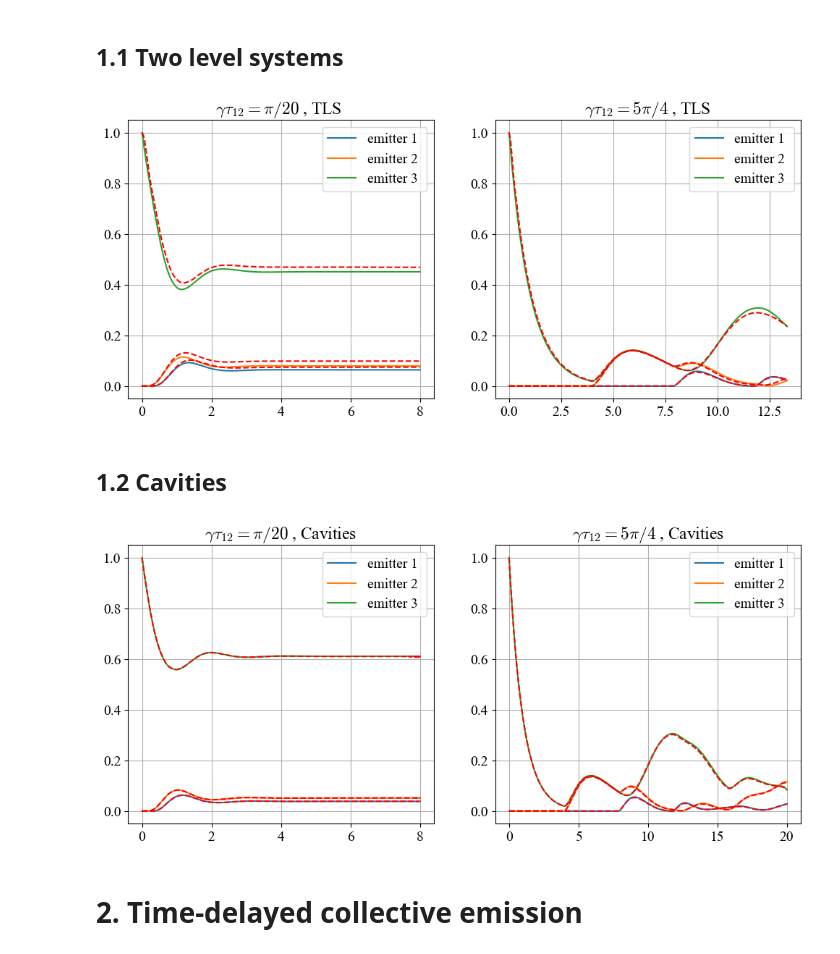
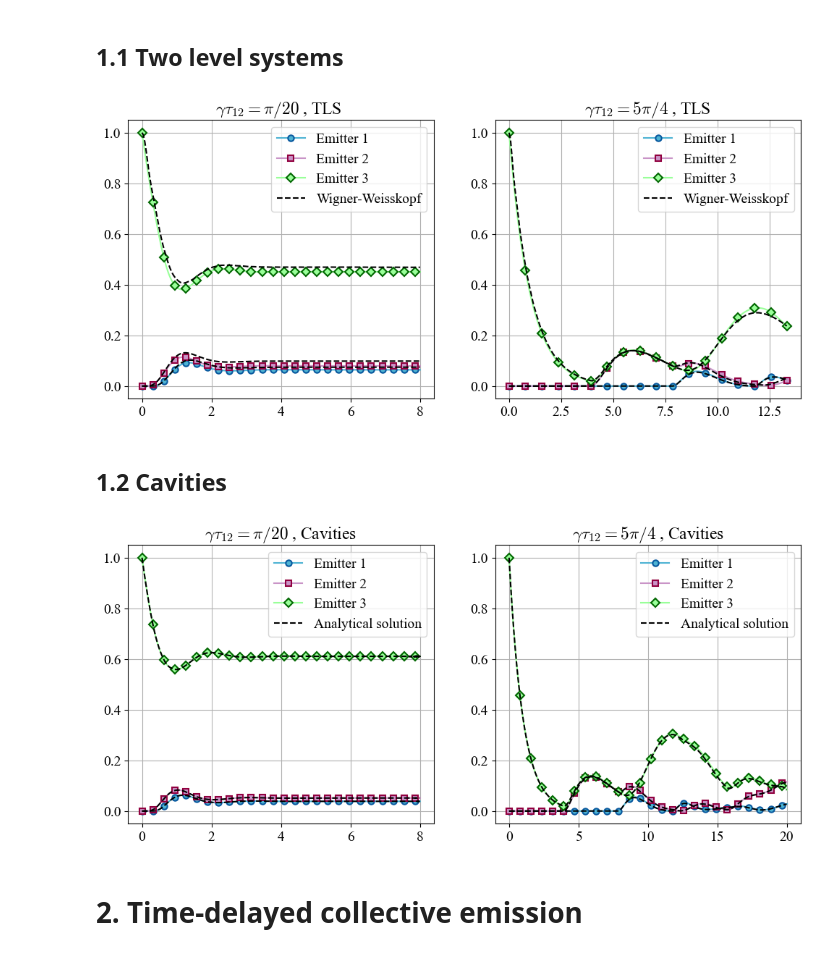
Before and after one commit to Taitoos2/Heisenber_Langevin_Delayed_Equations, a Jupyter notebook: Article_notebook.ipynb, the cells around one changed output. Drawn from its saved outputs; the diff is of its cells as text; code cells hidden in the pictures.

```diff
--- a/Article_notebook.ipynb
+++ b/Article_notebook.ipynb
@@ -86,36 +87,36 @@ t, vt = evolve(
 data_exact_2 = [np.abs(vt[:, n]) for n in range(0, N_emitters)]
 data_exact_2.insert(0, t)
 # %%
+# Graph plotting. In order to keep it light, no 3D representation.
 fig,axs = plt.subplots(1,2,figsize = (12,5))
 
-# sidenote: Juanjo mentioned that more modes in the WW show better agreement with our DDE
 
 axs[0].set_title(r"$ \gamma \tau_{12} = \pi / 20  $ , TLS  ")
-axs[0].plot(gamma_0*np.asarray(t_1),np.real(data_1[1]),label="emitter 1 ")
-axs[0].plot(gamma_0*np.asarray(t_1),np.real(data_1[2]),label="emitter 2 ")
-axs[0].plot(gamma_0*np.asarray(t_1),np.real(data_1[3]),label="emitter 3 ")
-axs[0].plot(gamma_0 * np.asarray(data_exact_1[0]), np.abs(data_exact_1[1]), "r--")
-axs[0].plot(gamma_0 * np.asarray(data_exact_1[0]), np.abs(data_exact_1[2]), "r--")
-axs[0].plot(gamma_0 * np.asarray(data_exact_1[0]), np.abs(data_exact_1[3]), "r--")
+axs[0].plot(gamma_0*np.asarray(t_1),np.real(data_1[1]),label="Emitter 1 ",**format_plot(0,100))
+axs[0].plot(gamma_0*np.asarray(t_1),np.real(data_1[2]),label="Emitter 2 ",**format_plot(1,100))
+axs[0].plot(gamma_0*np.asarray(t_1),np.real(data_1[3]),label="Emitter 3 ",**format_plot(2,100))
+axs[0].plot(gamma_0 * np.asarray(data_exact_1[0]), np.abs(data_exact_1[1]), "k--",label='Wigner-Weisskopf')
+axs[0].plot(gamma_0 * np.asarray(data_exact_1[0]), np.abs(data_exact_1[2]), "k--")
+axs[0].plot(gamma_0 * np.asarray(data_exact_1[0]), np.abs(data_exact_1[3]), "k--")
 
 
 axs[0].grid()
 axs[0].legend()
 
 axs[1].set_title(r"$ \gamma \tau_{12} = 5 \pi / 4  $ , TLS ")
-axs[1].plot(gamma_0*np.asarray(t_2),np.real(data_2[1]),label="emitter 1 ")
-axs[1].plot(gamma_0*np.asarray(t_2),np.real(data_2[2]),label="emitter 2 ")
-axs[1].plot(gamma_0*np.asarray(t_2),np.real(data_2[3]),label="emitter 3 ")
-axs[1].plot(gamma_0 * np.asarray(data_exact_2[0]), np.abs(data_exact_2[1]), "r--")
-axs[1].plot(gamma_0 * np.asarray(data_exact_2[0]), np.abs(data_exact_2[2]), "r--")
-axs[1].plot(gamma_0 * np.asarray(data_exact_2[0]), np.abs(data_exact_2[3]), "r--")
+axs[1].plot(gamma_0*np.asarray(t_2),np.real(data_2[1]),label="Emitter 1 ",**format_plot(0,10))
+axs[1].plot(gamma_0*np.asarray(t_2),np.real(data_2[2]),label="Emitter 2 ",**format_plot(1,10))
+axs[1].plot(gamma_0*np.asarray(t_2),np.real(data_2[3]),label="Emitter 3 ",**format_plot(2,10))
+axs[1].plot(gamma_0 * np.asarray(data_exact_2[0]), np.abs(data_exact_2[1]), "k--",label='Wigner-Weisskopf')
+axs[1].plot(gamma_0 * np.asarray(data_exact_2[0]), np.abs(data_exact_2[2]), "k--")
+axs[1].plot(gamma_0 * np.asarray(data_exact_2[0]), np.abs(data_exact_2[3]), "k--")
 
 axs[1].grid()
 axs[1].legend()
 
 plt.show()
 # %% [output]
-[figure, old version]
+[figure, new version]
 # %% [markdown]
 ## 1.2 Cavities
 # %%
@@ -140,29 +141,29 @@ t_4_exact = np.asarray(data_exact_4[0])
 # %%
 fig,axs = plt.subplots(1,2,figsize = (12,5))
 
 axs[0].set_title(r"$ \gamma \tau_{12} = \pi / 20  $ , Cavities ")
-axs[0].plot(gamma_0*t_3,np.real(data_3[1]),label="emitter 1 ")
-axs[0].plot(gamma_0*t_3,np.real(data_3[2]),label="emitter 2 ")
-axs[0].plot(gamma_0*t_3,np.real(data_3[3]),label="emitter 3 ")
-axs[0].plot(gamma_0*t_3_exact,np.real(data_exact_3[1]),'r--')
-axs[0].plot(gamma_0*t_3_exact,np.real(data_exact_3[2]),'r--')
-axs[0].plot(gamma_0*t_3_exact,np.real(data_exact_3[3]),'r--')
+axs[0].plot(gamma_0*t_3,np.real(data_3[1]),label="Emitter 1 ",**format_plot(0,100))
+axs[0].plot(gamma_0*t_3,np.real(data_3[2]),label="Emitter 2 ",**format_plot(1,100))
+axs[0].plot(gamma_0*t_3,np.real(data_3[3]),label="Emitter 3 ",**format_plot(2,100))
+axs[0].plot(gamma_0*t_3_exact,np.real(data_exact_3[1]),'k--',label='Analytical solution')
+axs[0].plot(gamma_0*t_3_exact,np.real(data_exact_3[2]),'k--')
+axs[0].plot(gamma_0*t_3_exact,np.real(data_exact_3[3]),'k--')
 axs[0].grid()
 axs[0].legend()
 
 axs[1].set_title(r"$ \gamma \tau_{12} = 5 \pi / 4  $ , Cavities ")
-axs[1].plot(gamma_0*t_4,np.real(data_4[1]),label="emitter 1 ")
-axs[1].plot(gamma_0*t_4,np.real(data_4[2]),label="emitter 2 ")
-axs[1].plot(gamma_0*t_4,np.real(data_4[3]),label="emitter 3 ")
-axs[1].plot(gamma_0*t_4_exact,np.real(data_exact_4[1]),'r--')
-axs[1].plot(gamma_0*t_4_exact,np.real(data_exact_4[2]),'r--')
-axs[1].plot(gamma_0*t_4_exact,np.real(data_exact_4[3]),'r--')
+axs[1].plot(gamma_0*t_4,np.real(data_4[1]),label="Emitter 1 ",**format_plot(0,10))
+axs[1].plot(gamma_0*t_4,np.real(data_4[2]),label="Emitter 2 ",**format_plot(1,10))
+axs[1].plot(gamma_0*t_4,np.real(data_4[3]),label="Emitter 3 ",**format_plot(2,10))
+axs[1].plot(gamma_0*t_4_exact,np.real(data_exact_4[1]),'k--',label='Analytical solution')
+axs[1].plot(gamma_0*t_4_exact,np.real(data_exact_4[2]),'k--')
+axs[1].plot(gamma_0*t_4_exact,np.real(data_exact_4[3]),'k--')
 axs[1].grid()
 axs[1].legend()
 
 plt.show()
 # %% [output]
-[figure, old version]
+[figure, new version]
 # %% [markdown]
 # 2. Time-delayed collective emission
 # %%
```
Also changed, not shown: parts of 20 cells of this notebook, 2 other files.
